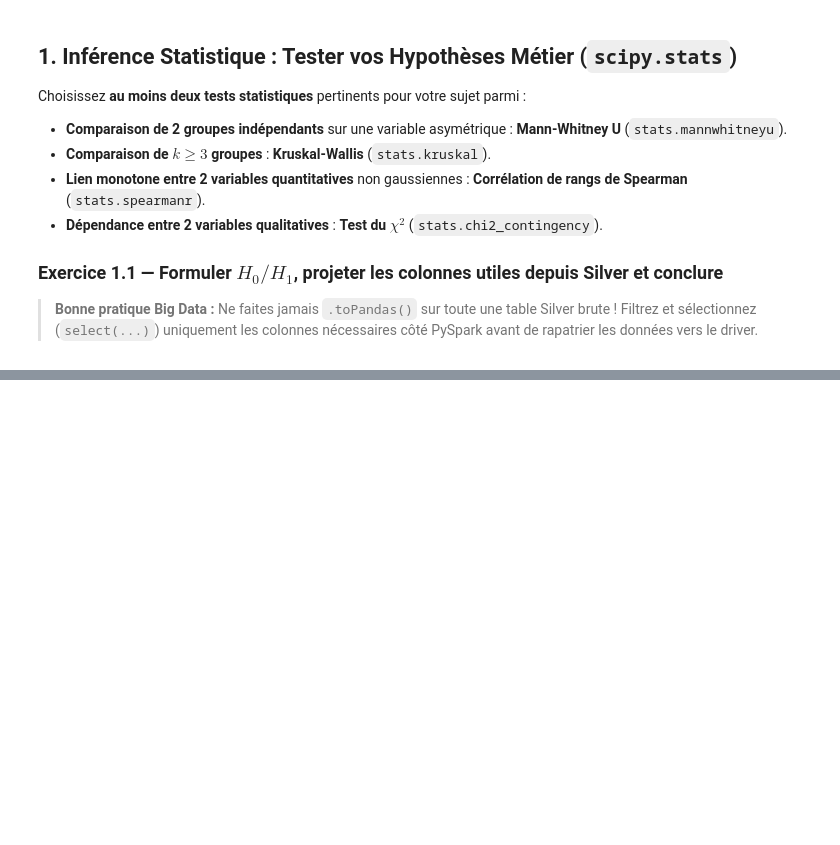
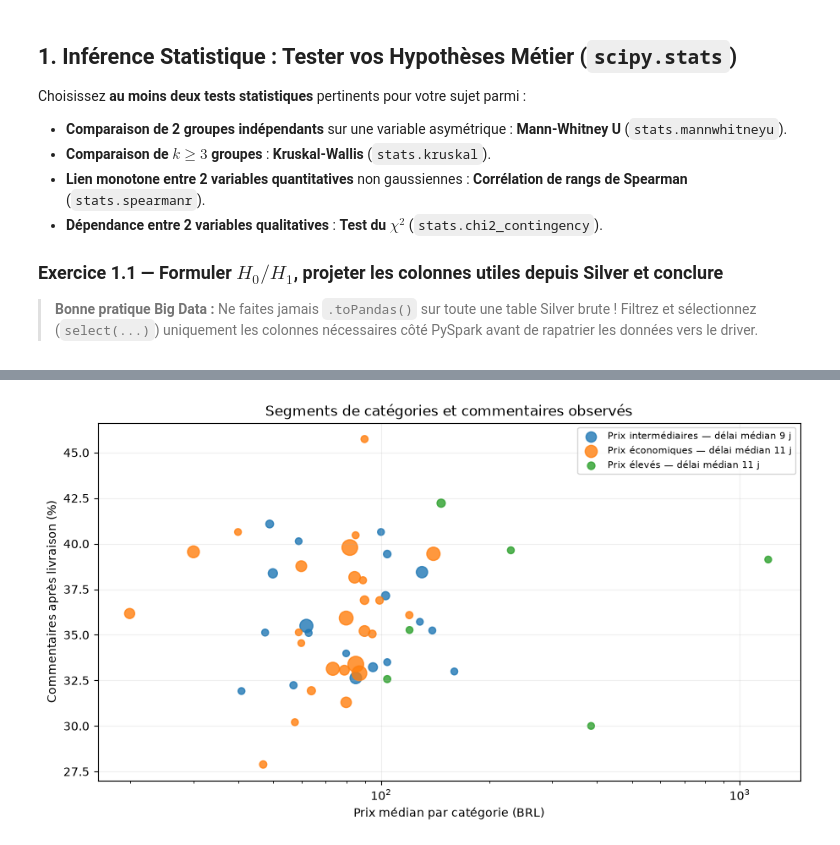
Before and after one commit to Snowlly/hadoop-kaggle, a Jupyter notebook: notebooks/J4_Stats_Segmentation_Dashboard.ipynb, the cells around one changed output, grey strips where cells are left out. Cells and saved outputs as stored; diff of their text form; code cells hidden in the pictures; blank space fills up the shorter version.

```diff
--- a/notebooks/J4_Stats_Segmentation_Dashboard.ipynb
+++ b/notebooks/J4_Stats_Segmentation_Dashboard.ipynb
@@ -11,12 +19,14 @@ import pandas as pd
 from scipy import stats
 from sklearn.preprocessing import StandardScaler
 from sklearn.cluster import KMeans
-
 from pyspark.sql import SparkSession
 from pyspark.sql import functions as F
+from delta.tables import DeltaTable
 
-spark = (
-    SparkSession.builder
-    .appName("J4_Stats_Segmentation_Dashboard")
-    .getOrCreate()
-)
+spark = SparkSession.builder.appName("J4_Stats_Segmentation_Dashboard").getOrCreate()
+SILVER_MAIN_PATH = "/lakehouse/silver/olist_commentaires_livraison"
+silver_version = DeltaTable.forPath(spark, SILVER_MAIN_PATH).history(1).first().version
+silver_j4 = spark.read.format("delta").option("versionAsOf", silver_version).load(SILVER_MAIN_PATH)
+silver_j4.createOrReplaceTempView("v_silver_j4")
+assert silver_j4.count() > 0
+print(f"Silver version {silver_version} — {silver_j4.count():,} commandes disponibles.")
@@ -56,22 +144,64 @@ Quelle que soit la thématique de votre dataset Kaggle, identifiez l'**entité m
 # %%
-GOLD_SEGMENTS_PATH = "/lakehouse/gold/..."  # TODO : Chemin de votre table Gold de segmentation
+import matplotlib.pyplot as plt
 
-# TODO 1 : Agréger les features par entité métier côté PySpark puis convertir la table d'entités en Pandas
-entities_pd = None
-assert entities_pd is not None, "TODO : Construisez le DataFrame d'entités agrégées `entities_pd`."
+GOLD_SEGMENTS_PATH = "/lakehouse/gold/olist_segments_categories"
+sql_segments = '''
+SELECT categorie_produit, COUNT(*) AS nb_commandes,
+       SUM(a_un_commentaire) AS nb_commentaires,
+       AVG(CAST(a_un_commentaire AS DOUBLE)) AS taux_commentaire,
+       PERCENTILE_APPROX(prix, 0.5, 10000) AS prix_median,
+       PERCENTILE_APPROX(frais_livraison, 0.5, 10000) AS frais_medians,
+       PERCENTILE_APPROX(delai_livraison_jours, 0.5, 10000) AS delai_median,
+       AVG(CAST(livraison_en_retard AS INT)) AS taux_retard
+FROM v_silver_j4 GROUP BY categorie_produit
+HAVING COUNT(*) >= 100
+'''
+entities_pd = spark.sql(sql_segments).orderBy("categorie_produit").toPandas()
+cluster_features = ["prix_median", "frais_medians", "delai_median", "taux_retard"]
+assert len(entities_pd) >= 3 and entities_pd[cluster_features].notna().all().all()
+x_clusters = entities_pd[cluster_features].astype(float).copy()
+positive_features = ["prix_median", "frais_medians", "delai_median"]
+x_clusters[positive_features] = np.log1p(x_clusters[positive_features])
+cluster_scaler = StandardScaler()
+x_scaled = cluster_scaler.fit_transform(x_clusters)
+kmeans = KMeans(n_clusters=3, random_state=42, n_init=20)
+entities_pd["cluster_id"] = kmeans.fit_predict(x_scaled)
+cluster_medians = entities_pd.groupby("cluster_id")[cluster_features].median().sort_values("prix_median")
+segment_names = {
+    int(cluster): f"{label} — délai médian {row.delai_median:.0f} j"
+    for label, (cluster, row) in zip(
+        ["Prix économiques", "Prix intermédiaires", "Prix élevés"], cluster_medians.iterrows()
+    )
+}
+entities_pd["segment"] = entities_pd.cluster_id.map(segment_names)
+print("Profils médians des catégories par cluster")
+print(cluster_medians.to_string())
+for segment, group in entities_pd.groupby("segment"):
+    print(f"{segment} : {group.nb_commentaires.sum() / group.nb_commandes.sum():.1%} de commentaires, {group.nb_commandes.sum():,} commandes")
 
-# TODO 2 : Prétraiter (log1p + StandardScaler), entraîner KMeans et nommer métier chaque cluster dans `entities_pd["segment"]`
-...
+segments_records = [
+    (str(row.categorie_produit), int(row.nb_commandes), int(row.nb_commentaires),
+     float(row.taux_commentaire), float(row.prix_median), float(row.frais_medians),
+     float(row.delai_median), float(row.taux_retard), int(row.cluster_id), str(row.segment))
+    for row in entities_pd.itertuples(index=False)
+]
+segments_df = spark.createDataFrame(
+    segments_records,
+    "categorie_produit string, nb_commandes long, nb_commentaires long, taux_commentaire double, prix_median double, frais_medians double, delai_median double, taux_retard double, cluster_id int, segment string",
+)
+segments_df.coalesce(1).write.format("delta").mode("overwrite").option("overwriteSchema", "true").save(GOLD_SEGMENTS_PATH)
 
-assert "segment" in entities_pd.columns, "TODO : Ajoutez une colonne lisible `segment` décrivant chaque cluster."
-
-# TODO 3 : Sauvegarder en Delta Lake sur HDFS dans `GOLD_SEGMENTS_PATH`
-(
-    spark.createDataFrame(entities_pd)
-    .coalesce(2)
-    .write.format("delta")
-    .mode("overwrite")
-    .option("overwriteSchema", "true")
-    .save(GOLD_SEGMENTS_PATH)
-)
-print(f"Table de segmentation enregistrée dans {GOLD_SEGMENTS_PATH} ({len(entities_pd):,} entités) !")
+fig, ax = plt.subplots(figsize=(9, 5), layout="constrained")
+for segment, group in entities_pd.groupby("segment"):
+    ax.scatter(group.prix_median, 100 * group.taux_commentaire,
+               s=30 + 150 * group.nb_commandes / entities_pd.nb_commandes.max(),
+               label=segment, alpha=0.8)
+ax.set_xlabel("Prix médian par catégorie (BRL)")
+ax.set_ylabel("Commentaires après livraison (%)")
+ax.set_xscale("log")
+ax.set_title("Segments de catégories et commentaires observés")
+ax.legend(fontsize=8)
+ax.grid(alpha=0.2)
+plt.show()
+print(f"Table de segmentation : {GOLD_SEGMENTS_PATH} ({len(entities_pd)} catégories).")
+# %% [output]
@@ -77,0 +217 @@ print(f"Table de segmentation enregistrée dans {GOLD_SEGMENTS_PATH} ({len(entit
+[figure, added]
```
Also changed, not shown: parts of 10 cells of this notebook, 1 other file.
